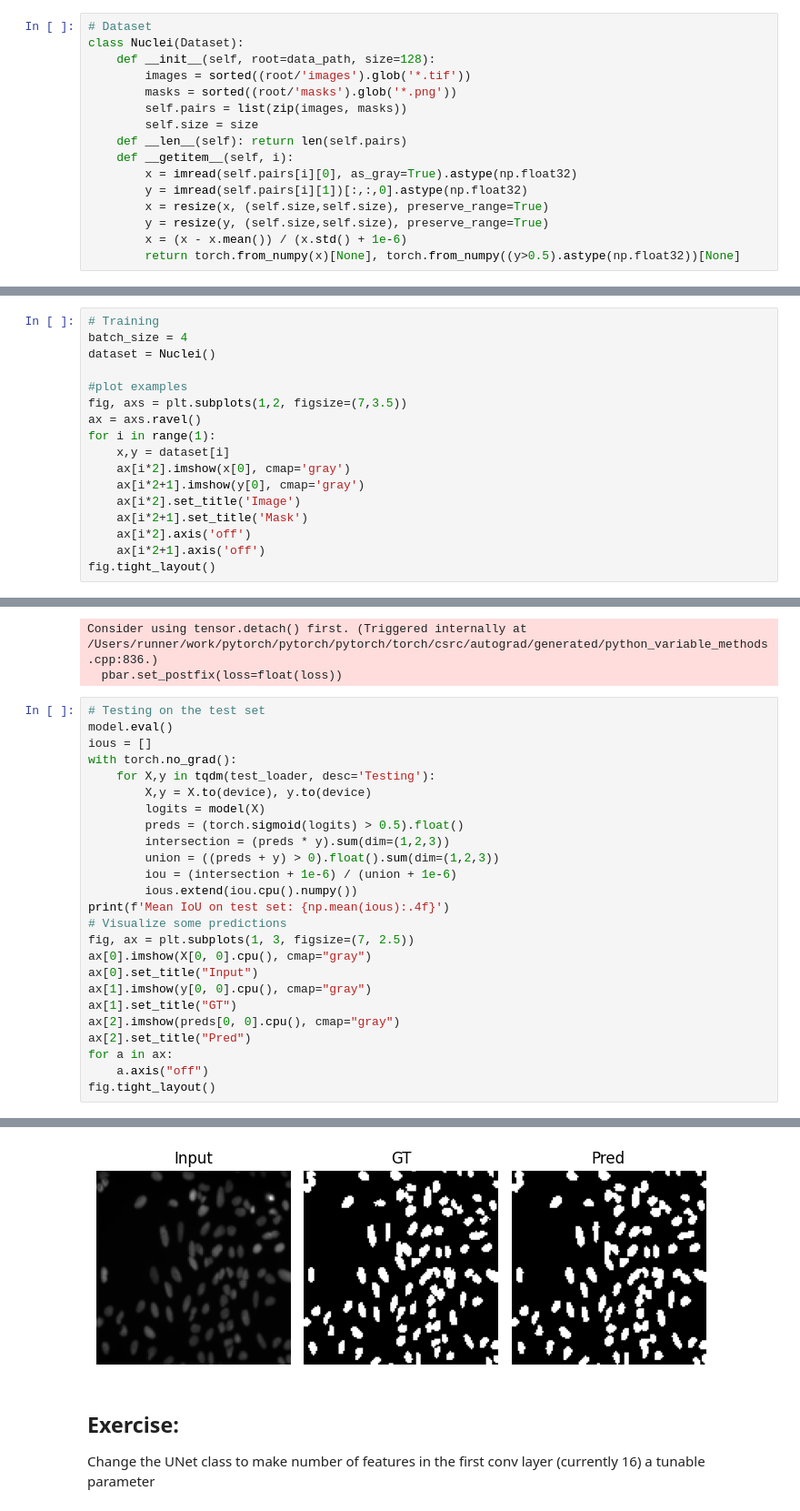
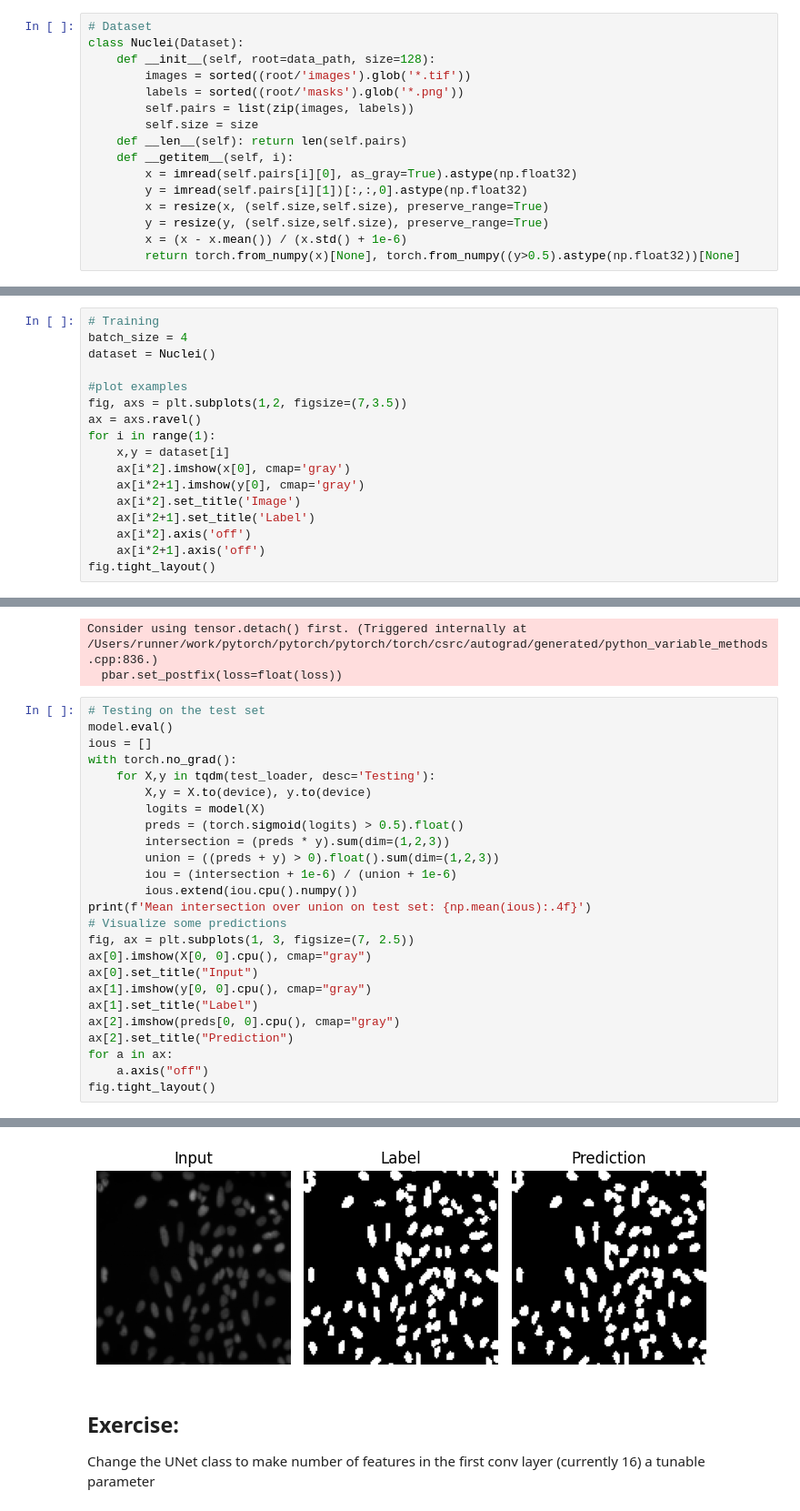
Before and after one commit to thawn/ttt-workshop-cnn, a Jupyter notebook: book/pair_programming/unet_bbbc039_pair_programming.ipynb, the cells around one changed output, grey strips where cells are left out. Shown: that part at 91% size. Cells and saved outputs as stored; diff of their text form.

```diff
--- a/book/pair_programming/unet_bbbc039_pair_programming.ipynb
+++ b/book/pair_programming/unet_bbbc039_pair_programming.ipynb
@@ -66,8 +66,8 @@ if not mask_path.exists():
 class Nuclei(Dataset):
     def __init__(self, root=data_path, size=128):
         images = sorted((root/'images').glob('*.tif'))
-        masks = sorted((root/'masks').glob('*.png'))
-        self.pairs = list(zip(images, masks))
+        labels = sorted((root/'masks').glob('*.png'))
+        self.pairs = list(zip(images, labels))
         self.size = size
     def __len__(self): return len(self.pairs)
     def __getitem__(self, i):
@@ -119,7 +119,7 @@ for i in range(1):
     ax[i*2].imshow(x[0], cmap='gray')
     ax[i*2+1].imshow(y[0], cmap='gray')
     ax[i*2].set_title('Image')
-    ax[i*2+1].set_title('Mask')
+    ax[i*2+1].set_title('Label')
     ax[i*2].axis('off')
     ax[i*2+1].axis('off')
 fig.tight_layout()
@@ -188,15 +188,15 @@ with torch.no_grad():
         union = ((preds + y) > 0).float().sum(dim=(1,2,3))
         iou = (intersection + 1e-6) / (union + 1e-6)
         ious.extend(iou.cpu().numpy())
-print(f'Mean IoU on test set: {np.mean(ious):.4f}')
+print(f'Mean intersection over union on test set: {np.mean(ious):.4f}')
 # Visualize some predictions
 fig, ax = plt.subplots(1, 3, figsize=(7, 2.5))
 ax[0].imshow(X[0, 0].cpu(), cmap="gray")
 ax[0].set_title("Input")
 ax[1].imshow(y[0, 0].cpu(), cmap="gray")
-ax[1].set_title("GT")
+ax[1].set_title("Label")
 ax[2].imshow(preds[0, 0].cpu(), cmap="gray")
-ax[2].set_title("Pred")
+ax[2].set_title("Prediction")
 for a in ax:
     a.axis("off")
 fig.tight_layout()
@@ -205,4 +205,4 @@ Mean IoU on test set: 0.8977
-[figure, old version]
+[figure, new version]
 # %% [markdown]
 ## Exercise:
 
```
Also changed, not shown: parts of 2 cells of this notebook.
